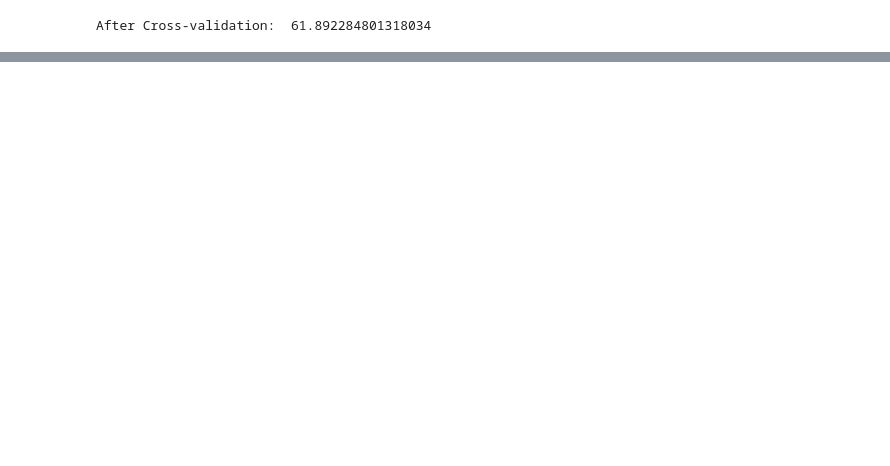
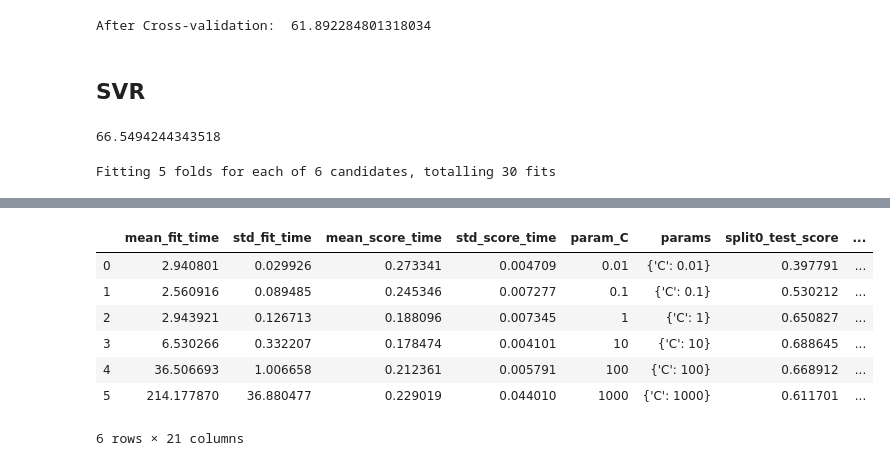
Before and after one commit to LIMON100/Rainfall-in-Bangladesh, a Jupyter notebook: Rainfall.ipynb, the cells around one changed output, grey strips where cells are left out. Cells and saved outputs as stored; diff of their text form; code cells hidden in the pictures; blank space fills up the shorter version.

```diff
--- a/Rainfall.ipynb
+++ b/Rainfall.ipynb
@@ -433,3 +433,29 @@ ac_knn = r2_score(y_test , y_pred_knn)
 print('After Cross-validation: ',ac*100)
 # %% [output]
 After Cross-validation:  61.892284801318034
+# %% [markdown]
+## SVR
+# %%
+sv = SVR()
+sv.fit(new_x_train , y_train)
+
+y_pred_svm = sv.predict(new_x_test)
+
+ac_svr = r2_score(y_test , y_pred_svm)
+print(ac_svr*100)
+# %% [output]
+66.5494244343518
+# %%
+folds = KFold(n_splits = 5, shuffle = True, random_state = 4)
+params = {"C": [0.01 , 0.1, 1, 10, 100, 1000]}
+
+model = SVR()
+
+model_cv_C = GridSearchCV(estimator = model, param_grid = params, cv = folds , verbose = 1 , return_train_score=True , n_jobs = -1)
+model_cv_C.fit(new_x_train, y_train)
+
+
+cv_results = pd.DataFrame(model_cv_C.cv_results_)
+cv_results
+# %% [output]
+Fitting 5 folds for each of 6 candidates, totalling 30 fits
@@ -435,0 +464,8 @@ After Cross-validation:  61.892284801318034
+|  | mean_fit_time | std_fit_time | mean_score_time | std_score_time | param_C | params | split0_test_score | ... |
+| 0 | 2.940801 | 0.029926 | 0.273341 | 0.004709 | 0.01 | {'C': 0.01} | 0.397791 | ... |
+| 1 | 2.560916 | 0.089485 | 0.245346 | 0.007277 | 0.1 | {'C': 0.1} | 0.530212 | ... |
+| 2 | 2.943921 | 0.126713 | 0.188096 | 0.007345 | 1 | {'C': 1} | 0.650827 | ... |
+| 3 | 6.530266 | 0.332207 | 0.178474 | 0.004101 | 10 | {'C': 10} | 0.688645 | ... |
+| 4 | 36.506693 | 1.006658 | 0.212361 | 0.005791 | 100 | {'C': 100} | 0.668912 | ... |
+| 5 | 214.177870 | 36.880477 | 0.229019 | 0.044010 | 1000 | {'C': 1000} | 0.611701 | ... |
+6 rows × 21 columns
```
Also changed, not shown: parts of 14 cells of this notebook.
